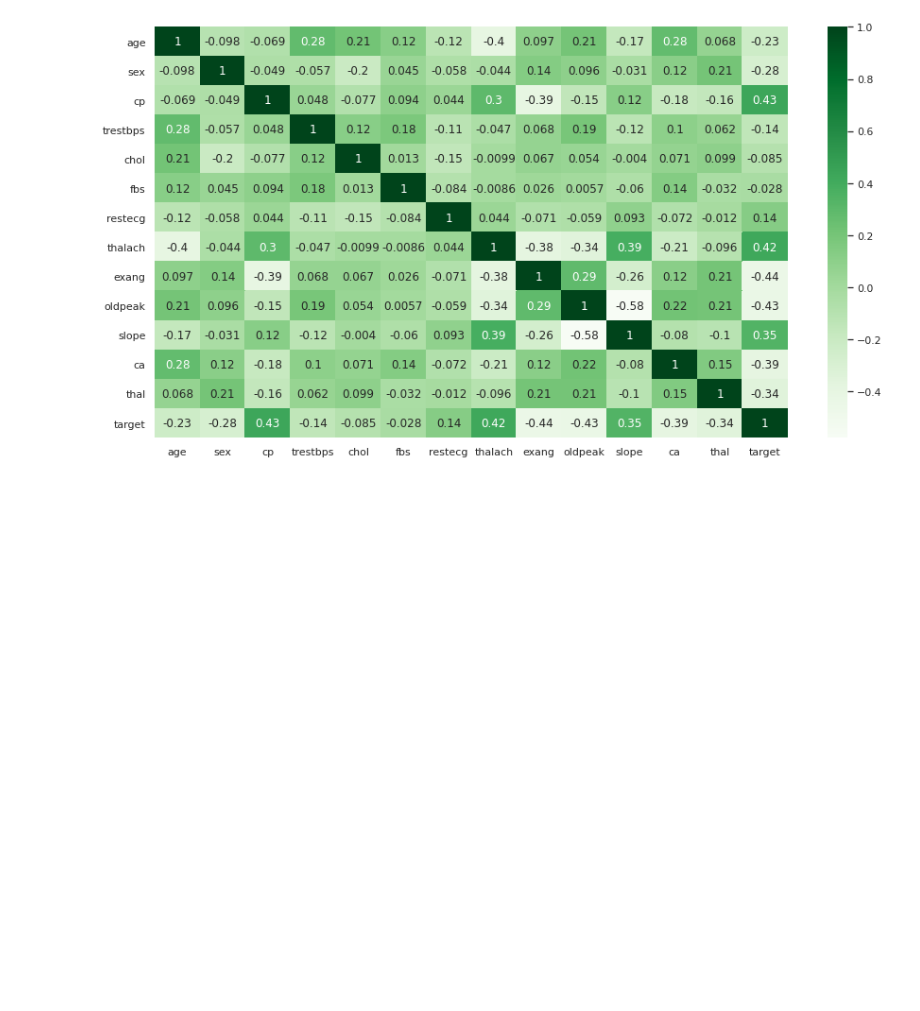
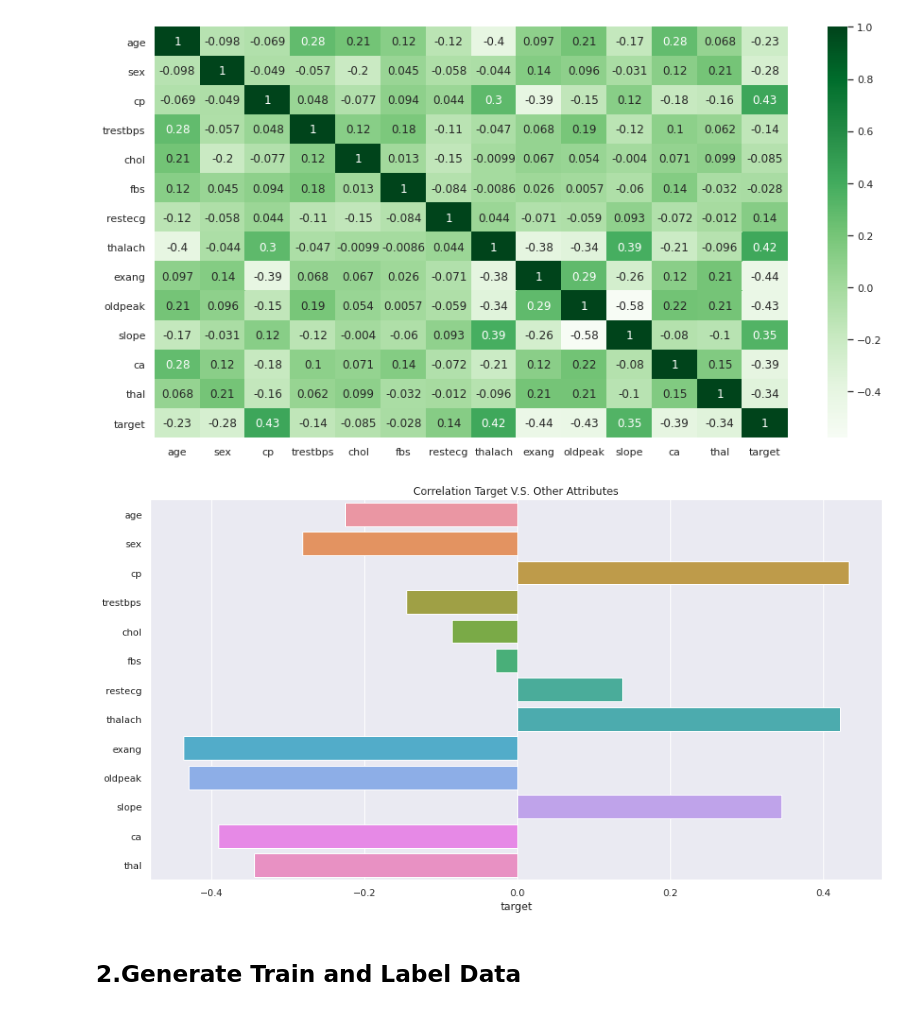
Before and after one commit to mlmaster1995/machine-learning-portforlio-python, a Jupyter notebook: heart_disease_classification/Data Proprocessing and Visualizatioin.ipynb, the cells around one changed output. Saved outputs shown, nothing was run; the diff lists cells and outputs as text; code cells hidden in the pictures; blank space fills up the shorter version.

```diff
--- a/heart_disease_classification/Data Proprocessing and Visualizatioin.ipynb
+++ b/heart_disease_classification/Data Proprocessing and Visualizatioin.ipynb
@@ -139,3 +146,12 @@ sns.heatmap(data.corr(method='pearson'), annot=True, cmap='Greens')
 plt.show()
 # %% [output]
 [figure]
+# %%
+plt.figure(figsize=(15,8))
+sns.barplot(y=data.columns.values[0:-1], x=data.corr(method='pearson')['target'][0:-1])
+plt.title("Correlation Target V.S. Other Attributes")
+plt.show()
+# %% [output]
+[figure, added]
+# %% [markdown]
+## 2.Generate Train and Label Data
```
Also changed, not shown: parts of 6 cells of this notebook, 5 other files.
